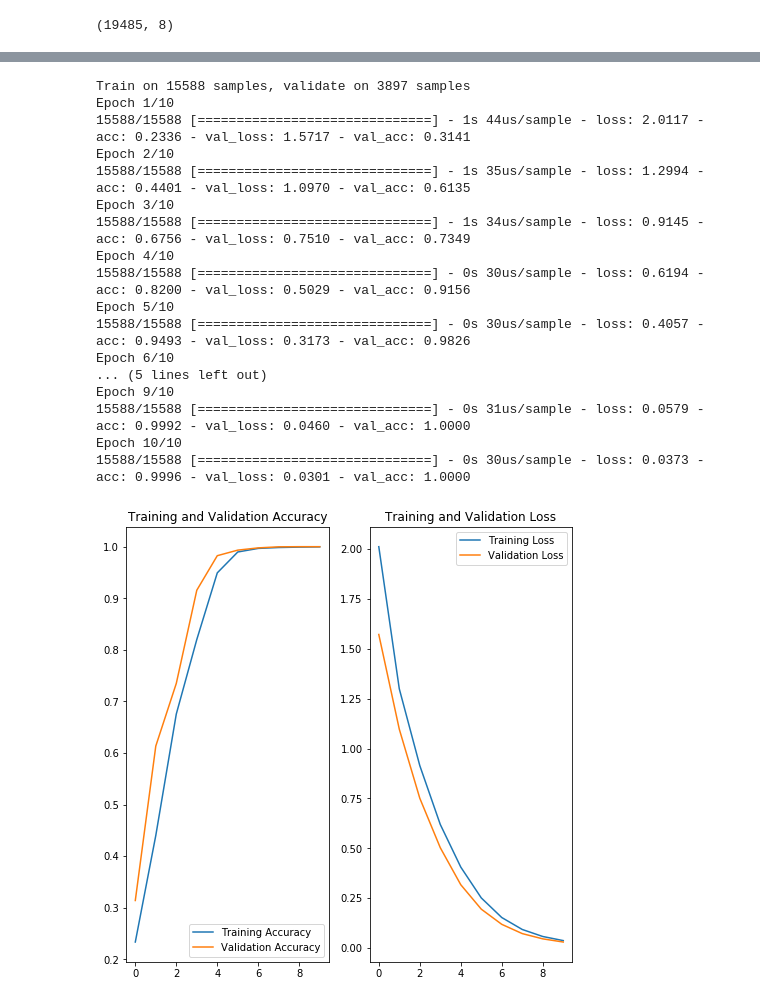
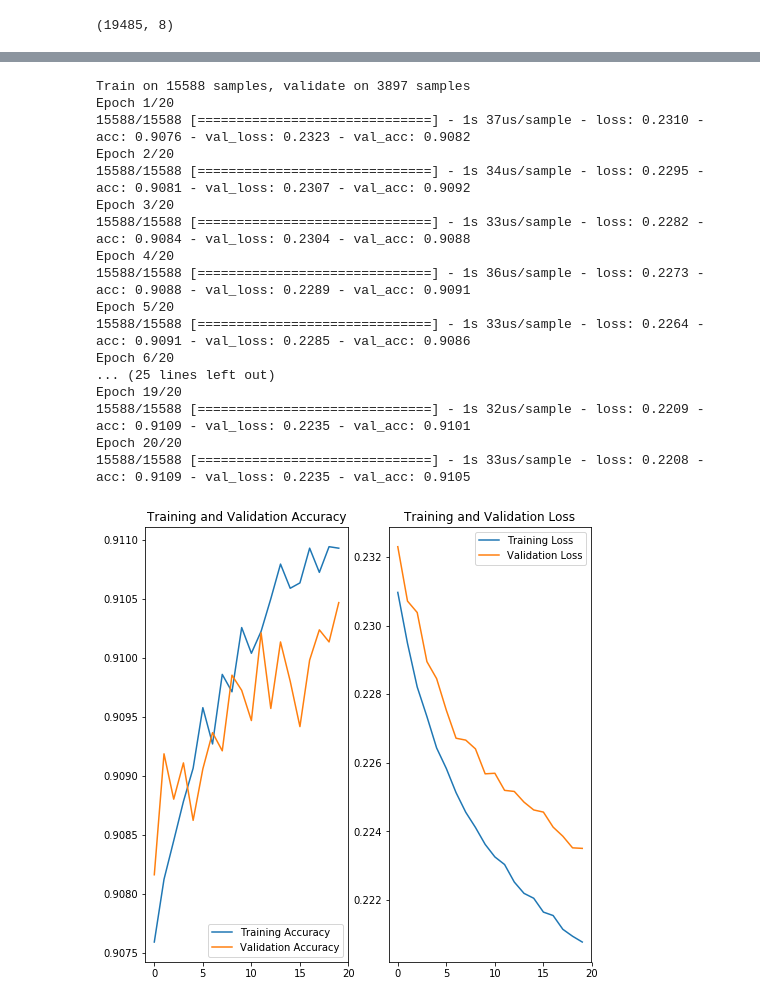
Before and after one commit to MohammedQaraad/DeepleerningTF, a Jupyter notebook: Razanempsignalclassification.ipynb, the cells around one changed output, grey strips where cells are left out. Drawn from its saved outputs; the diff is of its cells as text; code cells hidden in the pictures.

```diff
--- a/Razanempsignalclassification.ipynb
+++ b/Razanempsignalclassification.ipynb
@@ -52,17 +93,8 @@ mydata.head()
 # %%
 from sklearn.preprocessing import StandardScaler
 sc = StandardScaler()
-X = sc.fit_transform(mydata)
+X = sc.fit_transform(data)
 # %%
 X.shape
 # %% [output]
 (19485, 8)
-# %%
-y = mydata['label'].values
-
-print(y.shape)
-#one hot encoder
-y =to_categorical(y)
-print(y.shape)
-#one shot data
-y[:5]
@@ -105,49 +156,49 @@ Trainable params: 562
 Non-trainable params: 0
 _________________________________________________________________
 # %%
-model.compile(loss='categorical_crossentropy',optimizer='Adam',metrics=['accuracy'])
+model.compile(loss='binary_crossentropy',optimizer='Adam',metrics=['accuracy'])
 # %%
-history = model.fit(X_train,y_train, epochs=10 , batch_size=50 , validation_data=(X_test, y_test) )
+history = model.fit(X_train,y_train, epochs=20 , batch_size=50 , validation_data=(X_test, y_test) )
 # %% [output]
 Train on 15588 samples, validate on 3897 samples
-Epoch 1/10
-15588/15588 [==============================] - 1s 44us/sample - loss: 2.0117 - acc: 0.2336 - val_loss: 1.5717 - val_acc: 0.3141
-Epoch 2/10
-15588/15588 [==============================] - 1s 35us/sample - loss: 1.2994 - acc: 0.4401 - val_loss: 1.0970 - val_acc: 0.6135
-Epoch 3/10
-15588/15588 [==============================] - 1s 34us/sample - loss: 0.9145 - acc: 0.6756 - val_loss: 0.7510 - val_acc: 0.7349
-Epoch 4/10
-15588/15588 [==============================] - 0s 30us/sample - loss: 0.6194 - acc: 0.8200 - val_loss: 0.5029 - val_acc: 0.9156
-Epoch 5/10
-15588/15588 [==============================] - 0s 30us/sample - loss: 0.4057 - acc: 0.9493 - val_loss: 0.3173 - val_acc: 0.9826
-Epoch 6/10
-... (5 lines left out)
-Epoch 9/10
-15588/15588 [==============================] - 0s 31us/sample - loss: 0.0579 - acc: 0.9992 - val_loss: 0.0460 - val_acc: 1.0000
-Epoch 10/10
-15588/15588 [==============================] - 0s 30us/sample - loss: 0.0373 - acc: 0.9996 - val_loss: 0.0301 - val_acc: 1.0000
+Epoch 1/20
+15588/15588 [==============================] - 1s 37us/sample - loss: 0.2310 - acc: 0.9076 - val_loss: 0.2323 - val_acc: 0.9082
+Epoch 2/20
+15588/15588 [==============================] - 1s 34us/sample - loss: 0.2295 - acc: 0.9081 - val_loss: 0.2307 - val_acc: 0.9092
+Epoch 3/20
+15588/15588 [==============================] - 1s 33us/sample - loss: 0.2282 - acc: 0.9084 - val_loss: 0.2304 - val_acc: 0.9088
+Epoch 4/20
+15588/15588 [==============================] - 1s 36us/sample - loss: 0.2273 - acc: 0.9088 - val_loss: 0.2289 - val_acc: 0.9091
+Epoch 5/20
+15588/15588 [==============================] - 1s 33us/sample - loss: 0.2264 - acc: 0.9091 - val_loss: 0.2285 - val_acc: 0.9086
+Epoch 6/20
+... (25 lines left out)
+Epoch 19/20
+15588/15588 [==============================] - 1s 32us/sample - loss: 0.2209 - acc: 0.9109 - val_loss: 0.2235 - val_acc: 0.9101
+Epoch 20/20
+15588/15588 [==============================] - 1s 33us/sample - loss: 0.2208 - acc: 0.9109 - val_loss: 0.2235 - val_acc: 0.9105
 # %%
 acc = history.history['acc']
 val_acc = history.history['val_acc']
 
 loss = history.history['loss']
 val_loss = history.history['val_loss']
 
-epochs_range = range(10)
+epochs_range = range(20)
 
 plt.figure(figsize=(8, 8))
 plt.subplot(1, 2, 1)
 plt.plot(epochs_range, acc, label='Training Accuracy')
 plt.plot(epochs_range, val_acc, label='Validation Accuracy')
 plt.legend(loc='lower right')
 plt.title('Training and Validation Accuracy')
 
 plt.subplot(1, 2, 2)
 plt.plot(epochs_range, loss, label='Training Loss')
 plt.plot(epochs_range, val_loss, label='Validation Loss')
 plt.legend(loc='upper right')
 plt.title('Training and Validation Loss')
 plt.savefig('./foo.png')
 plt.show()
 # %% [output]
-[figure, old version]
+[figure, new version]
```
Also changed, not shown: parts of 16 cells of this notebook.
